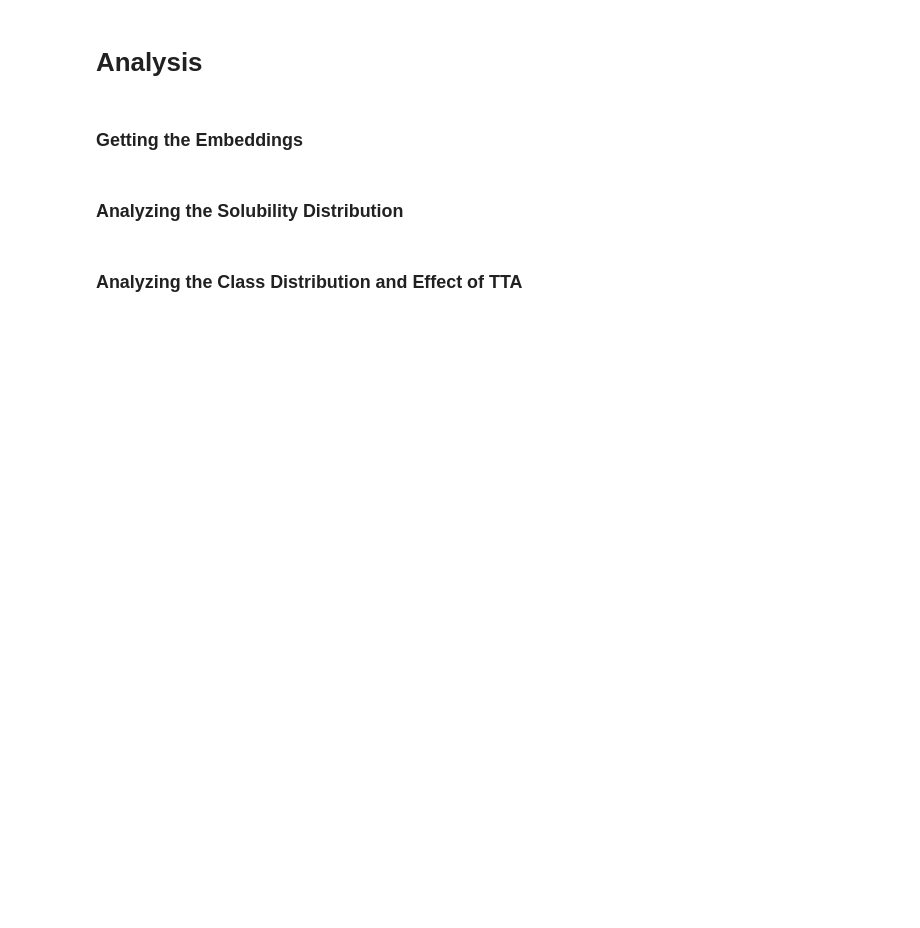
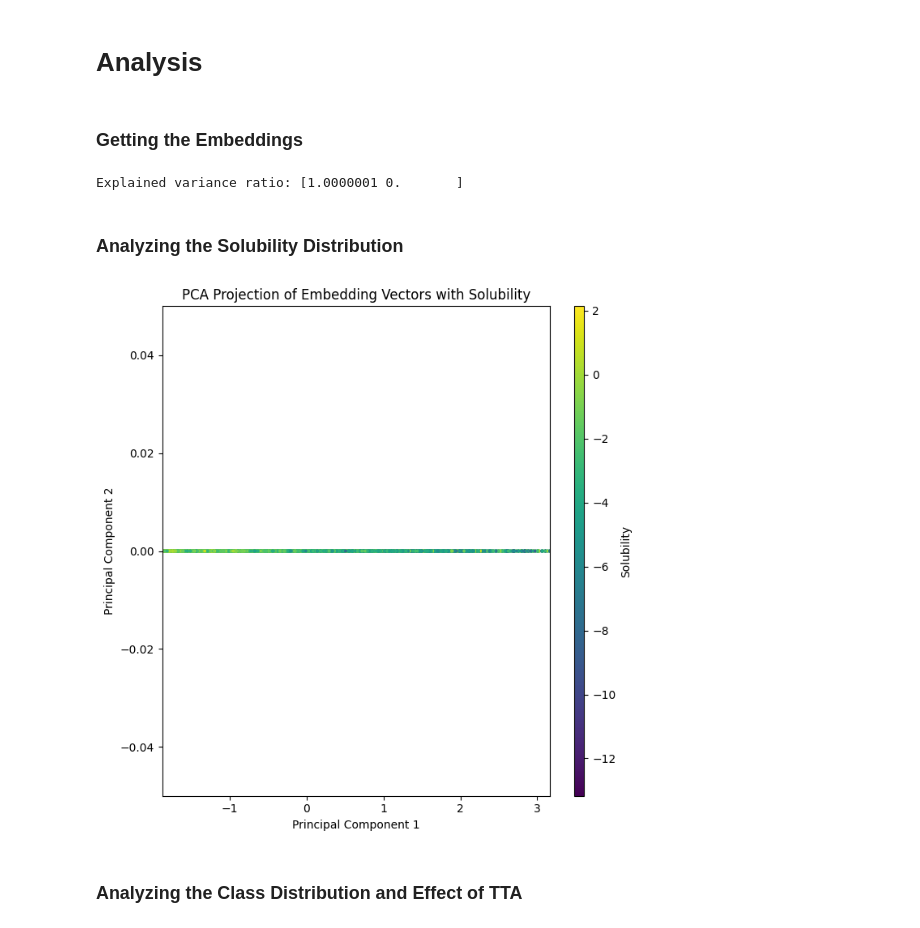
Before and after one commit to p0017/Molecular-Test-Time-Adaptation, a Jupyter notebook: Molecular-Test-TIme-Adaptation.ipynb, the cells around one changed output. Saved outputs shown, nothing was run; the diff lists cells and outputs as text; code cells hidden in the pictures; blank space fills up the shorter version.

Commit message:
Refactored code and tried to optimize alpha

```diff
--- a/Molecular-Test-TIme-Adaptation.ipynb
+++ b/Molecular-Test-TIme-Adaptation.ipynb
@@ -400,11 +21,0 @@ class GNN(nn.Module):
-# %%
-class Standardizer:
-    # Standardizer for the solubility values
-    def __init__(self, mean: float, std: float):
-        self.mean = mean
-        self.std = std
-
-    def __call__(self, x, rev: bool=False):
-        if rev:
-            return (x * self.std) + self.mean
-        return (x - self.mean) / self.std
@@ -531,6 +28,14 @@ def pred(model, loader, mode: str, stdzer: Standardizer=None):
 # Training
 # %%
 batch_size = 512
+epochs = 15
+
+hyperparam_opt = True # Optional optimization of training and testing hyperparameters
+
+# If wanted, we can load an already trained model
+save_model = True  # Set to False if you don't want to save
+load_trained_model = False  # Set to True to skip training and load existing model
+save_plots = True
 # %% [markdown]
 ### Loading and preprocessing the Data
 # %%
@@ -628,7 +177,8 @@ save_plots = False
 # %% [markdown]
 ### Training on both Tasks
 # %%
-model = GNN(train_loader.dataset.num_node_features, train_loader.dataset.num_edge_features, hidden_size=hidden_size, depth=depth, dropout=dropout).to(device)
+model = GNN(train_loader.dataset.num_node_features, train_loader.dataset.num_edge_features,
+            hidden_size=hidden_size, depth=depth, dropout=dropout).to(device)
 optimizer = torch.optim.Adam(model.parameters(), lr=learning_rate)
-loss = nn.MSELoss(reduction='sum')
+loss = nn.MSELoss(reduction='mean')
 print('\n', model, '\n')
@@ -664,7 +232,7 @@ if not load_trained_model:
     for epoch in range(0, epochs):
         total_train_loss, denoise_train_loss, pred_train_loss = train_epoch(model, train_loader, optimizer, loss, alpha=alpha, stdzer=stdzer)
 
-        denoised = pred(model, val_loader, mode='denoise')
+        denoised = pred(model, val_loader, mode='denoise', stdzer=stdzer)
         node_feature_targets = [feature for batch in val_loader for feature in batch.x.cpu().flatten().tolist()]
         edge_feature_targets = [feature for batch in val_loader for feature in batch.edge_attr.cpu().flatten().tolist()]
         denoise_val_loss = root_mean_squared_error(denoised, node_feature_targets + edge_feature_targets)
@@ -943,8 +504,10 @@ test_embeddings_2d = pca.transform(np.array(test_embeddings))
 print(f"Explained variance ratio: {pca.explained_variance_ratio_}")
 
 # Also getting the test set embeddings after TTA
-test_embeddings_with_TTA = embeddings_with_TTA(best_model, test_loader, alpha=alpha_TTA, lr=learning_rate_TTA)
+test_embeddings_with_TTA = embeddings_with_TTA(best_model, test_loader, lr=learning_rate_TTA)
 test_embeddings_with_TTA_2d = pca.transform(np.array(test_embeddings_with_TTA))
+# %% [output]
+Explained variance ratio: [1.0000001 0.       ]
 # %% [markdown]
 ### Analyzing the Solubility Distribution
 # %%
@@ -962,41 +525,40 @@ norm = plt.Normalize(min(min(train_solubility), min(val_solubility), min(test_so
                      max(max(train_solubility), max(val_solubility), max(test_solubility)))
 
 # Plot all datasets on the same axes with different markers
 sc1 = ax.scatter(train_embeddings_2d[:, 0], train_embeddings_2d[:, 1],
-                c=train_solubility, cmap=cmap, norm=norm, alpha=0.5, s=3)
+                c=train_solubility, cmap=cmap, norm=norm, s=3)
 sc2 = ax.scatter(val_embeddings_2d[:, 0], val_embeddings_2d[:, 1],
-                c=val_solubility, cmap=cmap, norm=norm, alpha=0.5, s=3)
+                c=val_solubility, cmap=cmap, norm=norm, s=3)
 sc3 = ax.scatter(test_embeddings_2d[:, 0], test_embeddings_2d[:, 1],
-                c=test_solubility, cmap=cmap, norm=norm, alpha=0.5, s=3)
+                c=test_solubility, cmap=cmap, norm=norm, s=3)
 
 # Add a colorbar, title, labels, and legend
 cbar = fig.colorbar(sc1, ax=ax, aspect=50)
 cbar.set_label('Solubility')
 ax.set_title('PCA Projection of Embedding Vectors with Solubility')
 ax.set_xlabel('Principal Component 1')
 ax.set_ylabel('Principal Component 2')
 
 # Dynamically adjust the limits to focus on the main data distribution
 # Use percentiles to avoid sensitivity to outliers
 x_min_train, x_max_train = np.percentile(train_embeddings_2d[:, 0], [5, 95])
 y_min_train, y_max_train = np.percentile(train_embeddings_2d[:, 1], [5, 95])
 x_min_test, x_max_test = np.percentile(test_embeddings_2d[:, 0], [5, 95])
 y_min_test, y_max_test = np.percentile(test_embeddings_2d[:, 1], [5, 95])
 x_max = max(x_max_train, x_max_test)
 x_min = min(x_min_train, x_min_test)
 y_max = max(y_max_train, y_max_test)
 y_min = min(y_min_train, y_min_test)
-# Add a small margin to the limits
-margin_x = (x_max - x_min) * 0.05
-margin_y = (y_max - y_min) * 0.05
 
-ax.set_xlim(x_min - margin_x, x_max + margin_x)
-ax.set_ylim(y_min - margin_y, y_max + margin_y)
+ax.set_xlim(x_min, x_max)
+ax.set_ylim(y_min, y_max)
 
 plt.tight_layout()
 if save_plots:
     fig.savefig("figures/pca_solubility.jpg", dpi=300)
 plt.show()
+# %% [output]
+[figure, added]
 # %% [markdown]
 ### Analyzing the Class Distribution and Effect of TTA
 # %%
```
Also changed, not shown: parts of 42 cells of this notebook, 12 other files.
